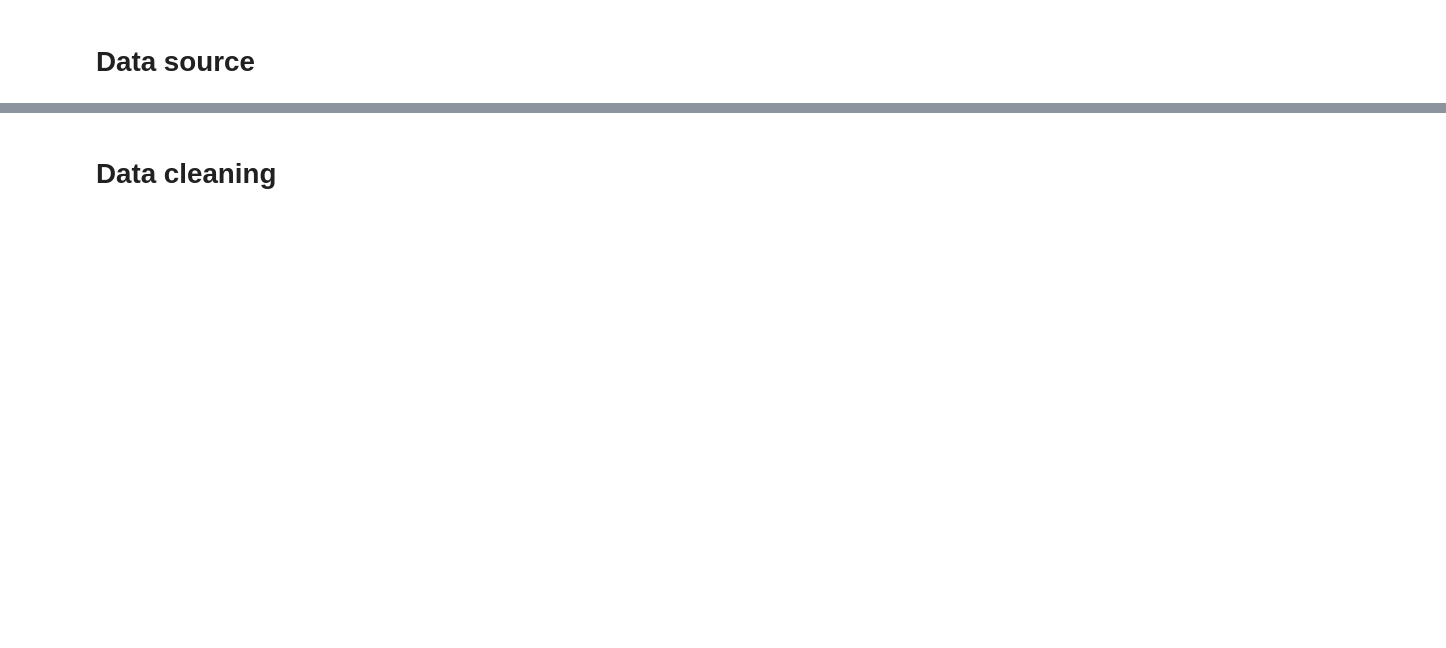
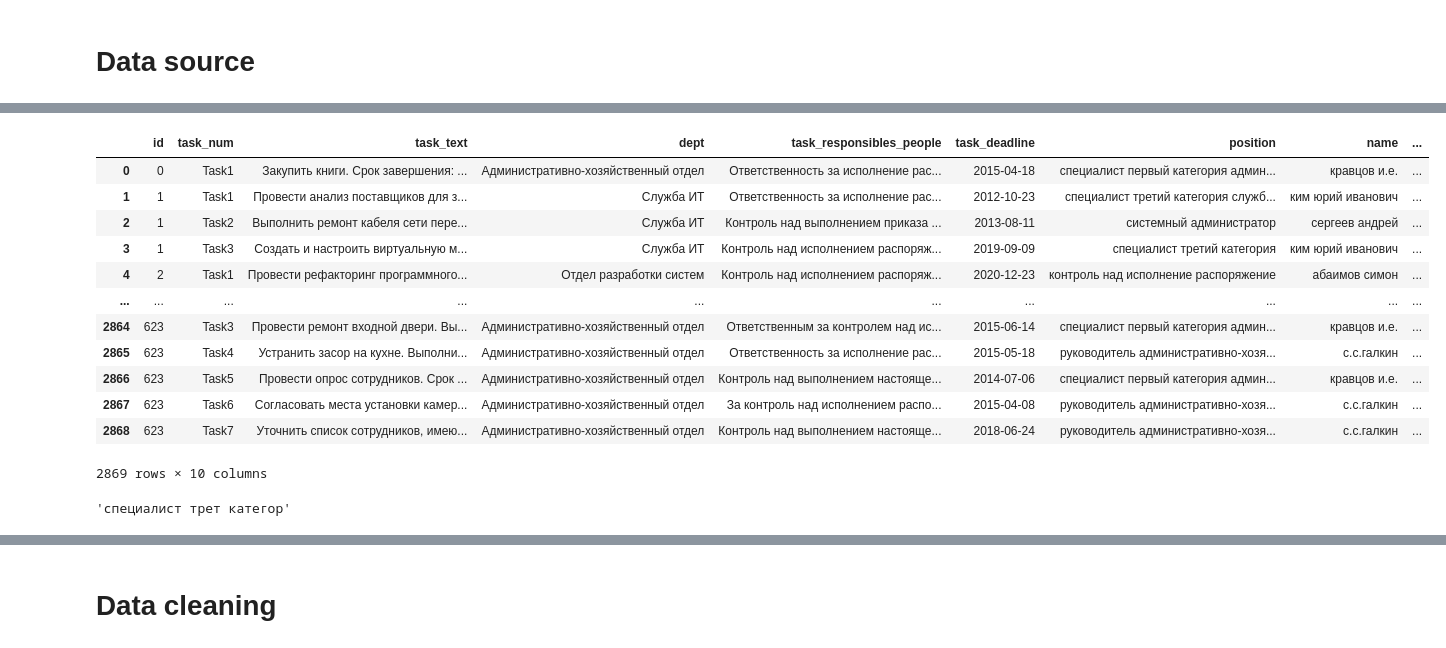
Before and after one commit to Somertonman/hackathon_2023, a Jupyter notebook: graph_org.ipynb, the cells around one changed output, grey strips where cells are left out. Drawn from its saved outputs; the diff is of its cells as text; code cells hidden in the pictures; blank space fills up the shorter version.

```diff
--- a/graph_org.ipynb
+++ b/graph_org.ipynb
@@ -42,0 +66,28 @@ df.head()
+# %%
+z = df.position.value_counts()
+df
+# %% [output]
+|  | id | task_num | task_text | dept | task_responsibles_people | task_deadline | position | name | ... |
+| 0 | 0 | Task1 | Закупить книги. Срок завершения: ... | Административно-хозяйственный отдел | Ответственность за исполнение рас... | 2015-04-18 | специалист первый категория админ... | кравцов и.е. | ... |
+| 1 | 1 | Task1 | Провести анализ поставщиков для з... | Служба ИТ | Ответственность за исполнение рас... | 2012-10-23 | специалист третий категория служб... | ким юрий иванович | ... |
+| 2 | 1 | Task2 | Выполнить ремонт кабеля сети пере... | Служба ИТ | Контроль над выполнением приказа ... | 2013-08-11 | системный администратор | сергеев андрей | ... |
+| 3 | 1 | Task3 | Создать и настроить виртуальную м... | Служба ИТ | Контроль над исполнением распоряж... | 2019-09-09 | специалист третий категория | ким юрий иванович | ... |
+| 4 | 2 | Task1 | Провести рефакторинг программного... | Отдел разработки систем | Контроль над исполнением распоряж... | 2020-12-23 | контроль над исполнение распоряжение | абаимов симон | ... |
+| ... | ... | ... | ... | ... | ... | ... | ... | ... | ... |
+| 2864 | 623 | Task3 | Провести ремонт входной двери. Вы... | Административно-хозяйственный отдел | Ответственным за контролем над ис... | 2015-06-14 | специалист первый категория админ... | кравцов и.е. | ... |
+| 2865 | 623 | Task4 | Устранить засор на кухне. Выполни... | Административно-хозяйственный отдел | Ответственность за исполнение рас... | 2015-05-18 | руководитель административно-хозя... | с.с.галкин | ... |
+| 2866 | 623 | Task5 | Провести опрос сотрудников. Срок ... | Административно-хозяйственный отдел | Контроль над выполнением настояще... | 2014-07-06 | специалист первый категория админ... | кравцов и.е. | ... |
+| 2867 | 623 | Task6 | Согласовать места установки камер... | Административно-хозяйственный отдел | За контроль над исполнением распо... | 2015-04-08 | руководитель административно-хозя... | с.с.галкин | ... |
+| 2868 | 623 | Task7 | Уточнить список сотрудников, имею... | Административно-хозяйственный отдел | Контроль над выполнением настояще... | 2018-06-24 | руководитель административно-хозя... | с.с.галкин | ... |
+2869 rows × 10 columns
+# %%
+from nltk.stem.snowball import SnowballStemmer
+stemmer = SnowballStemmer("russian")
+
+def stem(text):
+  l=[stemmer.stem(word) for word in text.split(" ")]
+  return " ".join(l)
+
+stem('специалист третий категория')
+# %% [output]
+'специалист трет категор'
```
Also changed, not shown: parts of 26 cells of this notebook, 1 other file.
